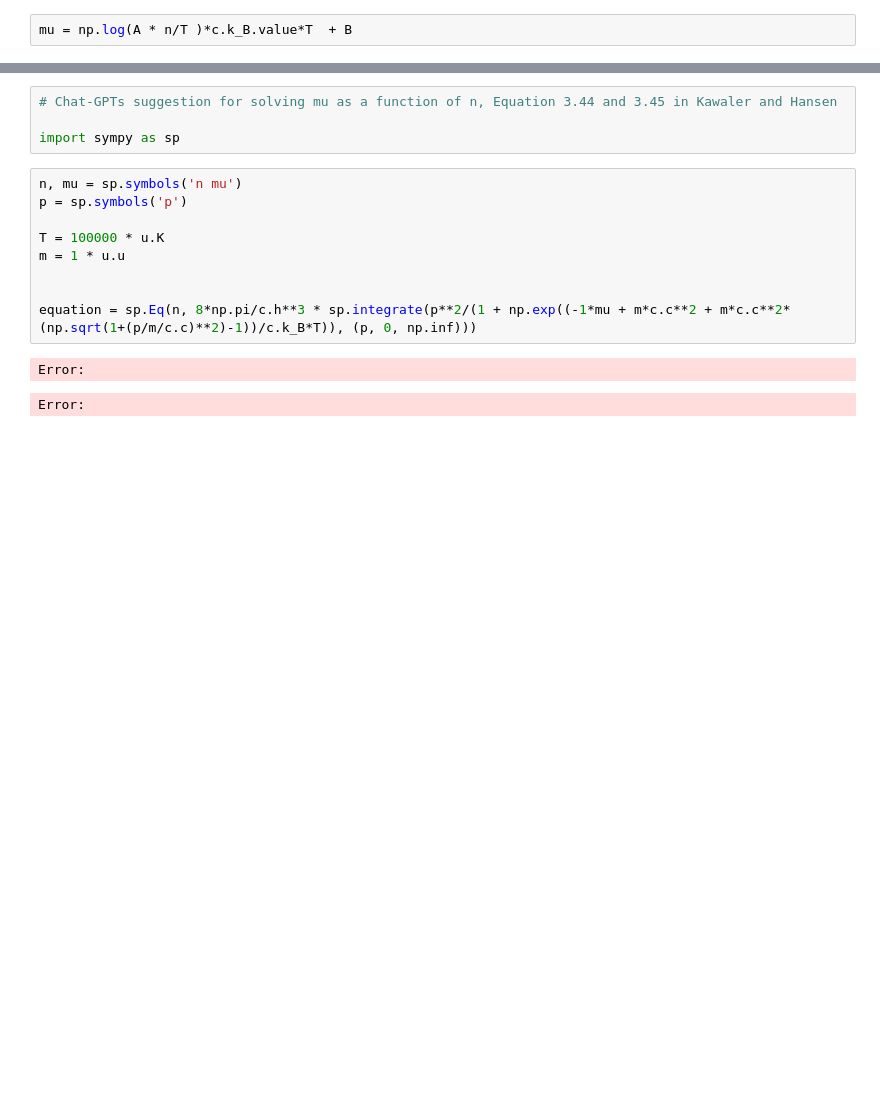
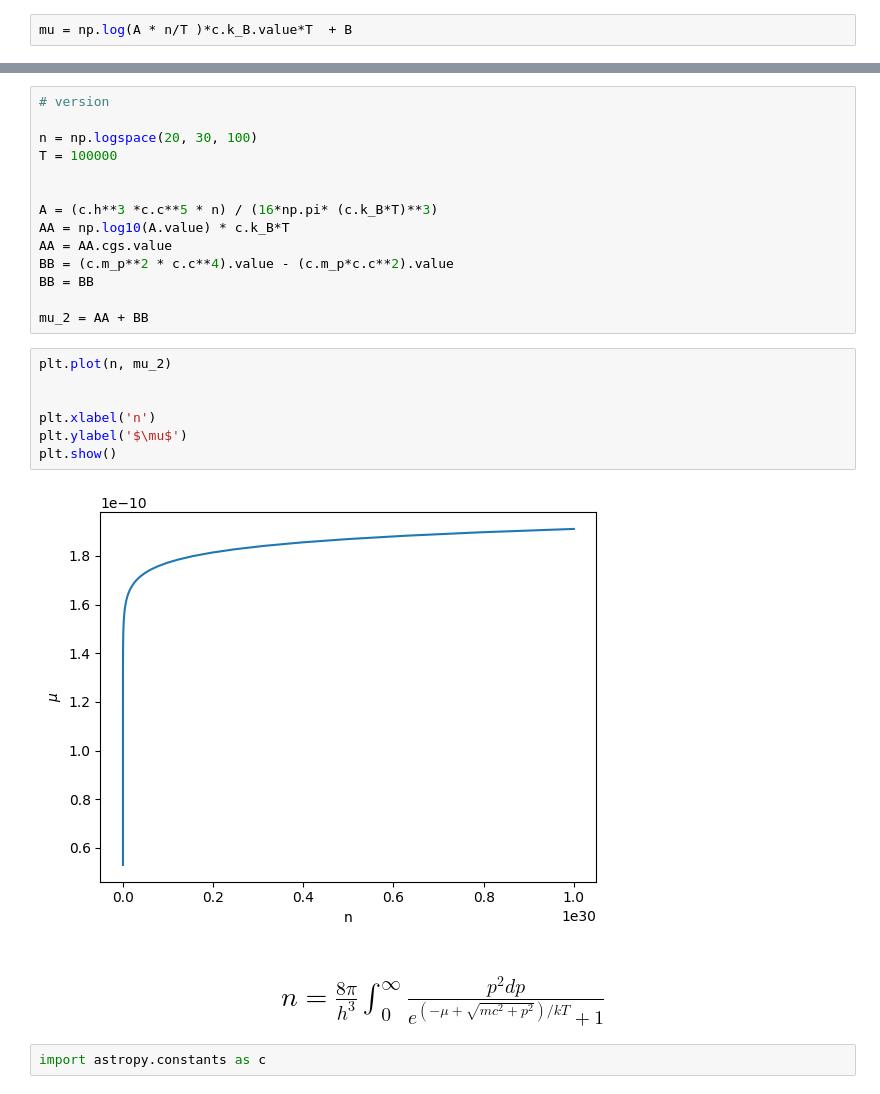
Before and after one commit to EricMullerAU/Stars-Project, a Jupyter notebook: Jason_crap/rel_start.ipynb, the cells around one changed output, grey strips where cells are left out. Drawn from its saved outputs; the diff is of its cells as text; blank space fills up the shorter version.

```diff
--- a/Jason_crap/rel_start.ipynb
+++ b/Jason_crap/rel_start.ipynb
@@ -68,16 +29,27 @@ plt.yscale('log')
-# %%
-# Chat-GPTs suggestion for solving mu as a function of n, Equation 3.44 and 3.45 in Kawaler and Hansen
-
-import sympy as sp
-# %%
-n, mu = sp.symbols('n mu')
-p = sp.symbols('p')
-
-T = 100000 * u.K
-m = 1 * u.u
-
-
-equation = sp.Eq(n, 8*np.pi/c.h**3 * sp.integrate(p**2/(1 + np.exp((-1*mu + m*c.c**2 + m*c.c**2*(np.sqrt(1+(p/m/c.c)**2)-1))/c.k_B*T)), (p, 0, np.inf)))
-# %% [output]
-Error:
-Error:
+# %%
+# version
+
+n = np.logspace(20, 30, 100)
+T = 100000
+
+
+A = (c.h**3 *c.c**5 * n) / (16*np.pi* (c.k_B*T)**3)
+AA = np.log10(A.value) * c.k_B*T
+AA = AA.cgs.value
+BB = (c.m_p**2 * c.c**4).value - (c.m_p*c.c**2).value
+BB = BB
+
+mu_2 = AA + BB
+# %%
+plt.plot(n, mu_2)
+
+
+plt.xlabel('n')
+plt.ylabel('$\mu$')
+plt.show()
+# %% [output]
+[figure, added]
+# %% [markdown]
+# <center> $ n = \frac{8 \pi}{h^3} \int_0^\infty \frac{p^2 dp}{e^{ ( -\mu + \sqrt{mc^2 + p^2})/kT} + 1} $
+# %%
+import astropy.constants as c
```
Also changed, not shown: parts of 7 cells of this notebook.
